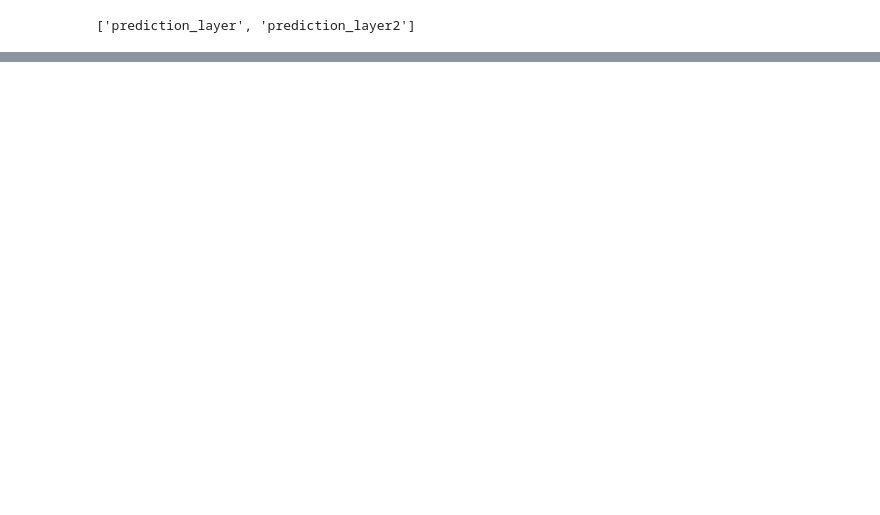
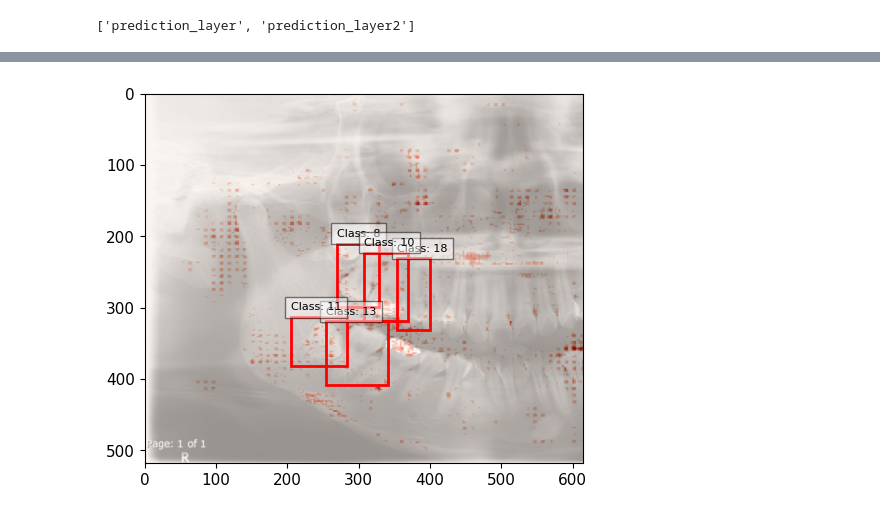
Before and after one commit to lapatradaa/shap, a Jupyter notebook: fix mean.ipynb, the cells around one changed output, grey strips where cells are left out. Drawn from its saved outputs; the diff is of its cells as text; code cells hidden in the pictures; blank space fills up the shorter version.

```diff
--- a/fix mean.ipynb
+++ b/fix mean.ipynb
@@ -488,0 +774,4 @@ import matplotlib.colors as mcolors
+# %%
+from PIL import Image
+Image_E244_23Y_F = Image.open('/content/gdrive/MyDrive/Tooth_Shap_GPT/Deep_tooth/Data_Cut_images/Test/Normal/23Y/F/Both/E244.jpg')
+Image_E244_23Y_F_path = '/content/gdrive/MyDrive/Tooth_Shap_GPT/Deep_tooth/Data_Cut_images/Test/Normal/23Y/F/Both/E244.jpg'
@@ -488,0 +803,38 @@ import matplotlib.colors as mcolors
+# %%
+df_E244_23Y_F_filtered_nms = nms_per_class(df_E244_23Y_F,iou_threshold=0.5)
+# %%
+#E244_23Y_F
+data= [np.array(shap_values_E244_23Y_F)] # change list to array
+image_array = data[0] # index ใน list ที่ เก็บ array
+positive =np.where(image_array >= 0, image_array, 0) #แยก positve กับ negative ค่าที่เป็น negative จะเติม 0
+negative = np.where(image_array < 0, image_array, 0)#แยก negative  กับ positve ค่าที่เป็น positve จะเติม 0
+negative_aps =  np.abs(negative)
+
+flattened_array_pos = positive.flatten()
+flattened_array_neg = negative_aps.flatten()
+
+normalized_array_pos = (flattened_array_pos - np.min(flattened_array_pos)) / (np.max(flattened_array_pos) - np.min(flattened_array_pos))
+normalized_array_neg = (flattened_array_neg - np.min(flattened_array_neg)) / (np.max(flattened_array_neg) - np.min(flattened_array_neg))
+
+normalized_positive = normalized_array_pos.reshape(positive.shape)
+normalized_neg = normalized_array_neg.reshape(negative_aps.shape)
+
+
+grayscale_image_pos = normalized_positive/ 3.0
+grayscale_image_neg = normalized_neg/ 3.0
+
+grayscale_image_positive = np.mean(grayscale_image_pos, axis=4)
+grayscale_image_negative = np.mean(grayscale_image_neg, axis=4)
+
+grayscale_image_positive = grayscale_image_positive.squeeze()
+grayscale_image_negative = grayscale_image_negative.squeeze()
+# %%
+percentile_95_pos = np.percentile(grayscale_image_positive, 95) # เลือกค่า grayscale_image ที่มี percentaile more than 95
+percentile_95_neg = np.percentile(grayscale_image_negative, 95)
+
+grayscale_pos_thresholded = grayscale_image_positive
+grayscale_neg_thresholded = grayscale_image_negative
+
+
+grayscale_pos_thresholded[grayscale_pos_thresholded < percentile_95_pos] = 0 #ถ้ามีค่าน้อยกว่า 95 จะให้เป็น 0
+grayscale_neg_thresholded[grayscale_neg_thresholded < percentile_95_neg] = 0
@@ -488,0 +845,5 @@ import matplotlib.colors as mcolors
+# %%
+selected_bboxes_E244_23Y_F_pos = plot_bboxes_on_image_pos(Image_E244_23Y_F_path, df_E244_23Y_F_filtered_nms, grayscale_pos_thresholded)
+%matplotlib inline
+# %% [output]
+[figure, added]
```
Also changed, not shown: parts of 24 cells of this notebook.
